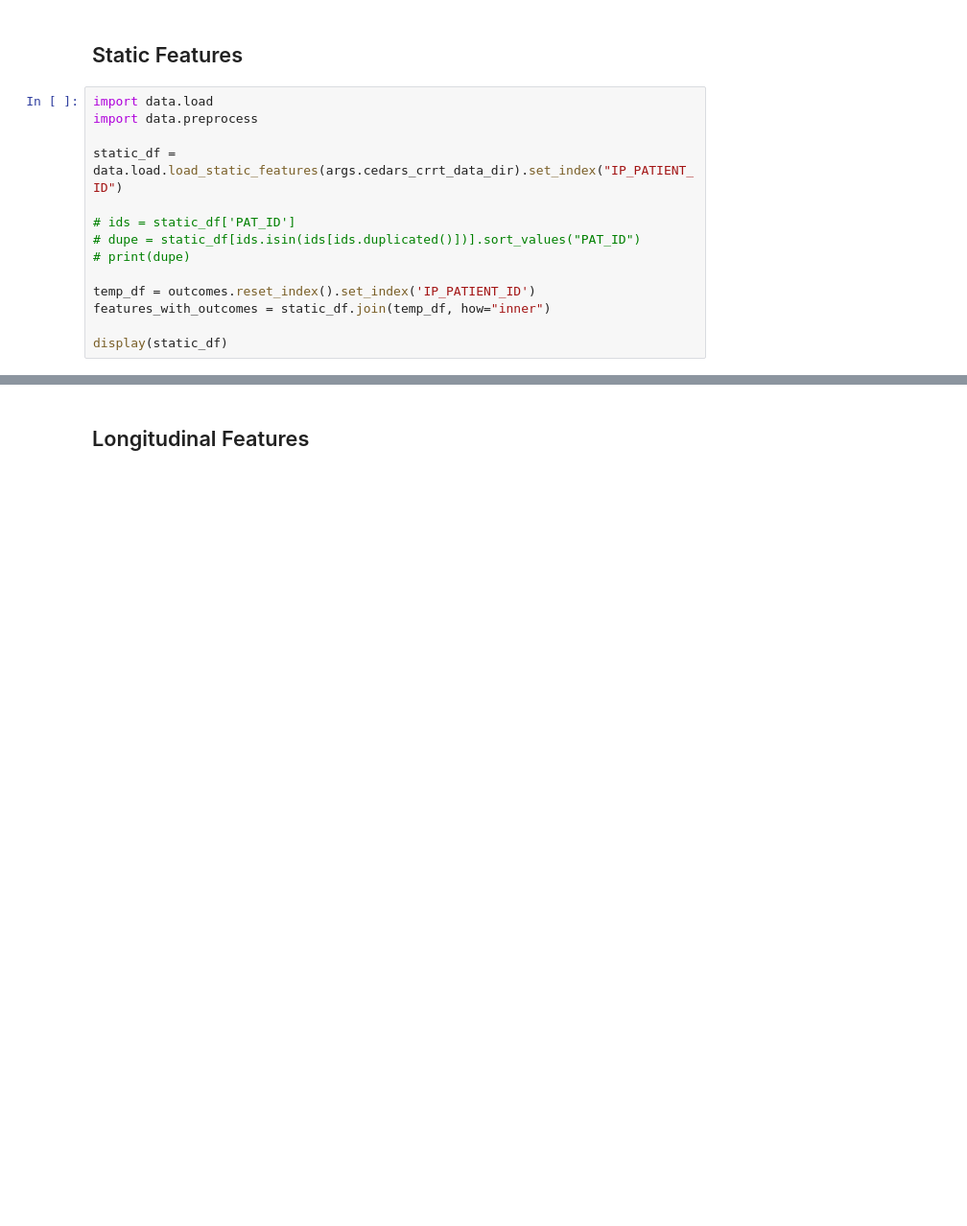
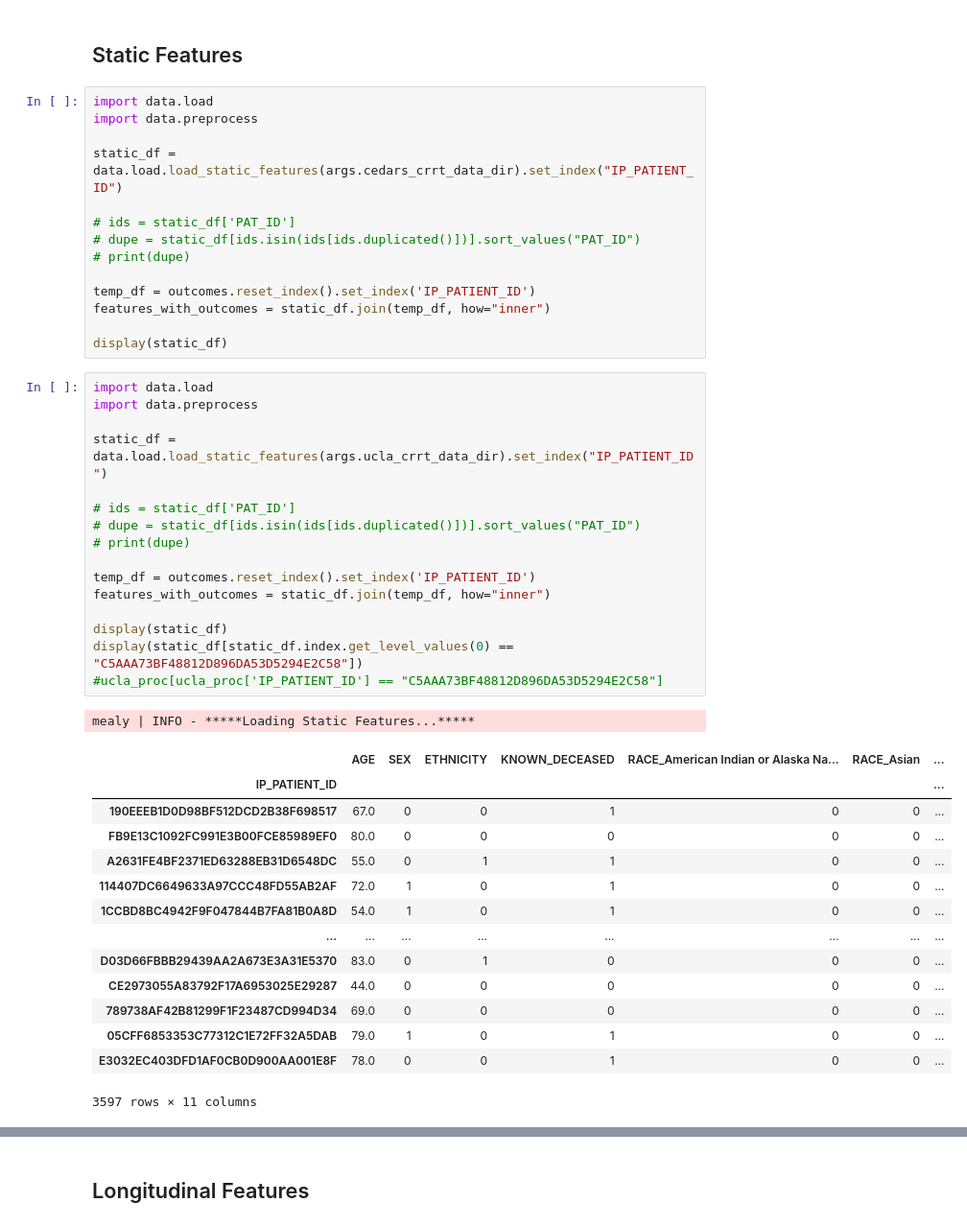
Before and after one commit to uclamii/CRRT, a Jupyter notebook: notebooks/cedars_outcomes_and_feat.ipynb, the cells around one changed output, grey strips where cells are left out. Shown at 96% size. Cells and saved outputs as stored; diff of their text form; blank space fills up the shorter version.

```diff
--- a/notebooks/cedars_outcomes_and_feat.ipynb
+++ b/notebooks/cedars_outcomes_and_feat.ipynb
@@ -913,3 +1430,35 @@ temp_df = outcomes.reset_index().set_index('IP_PATIENT_ID')
 features_with_outcomes = static_df.join(temp_df, how="inner")
 
 display(static_df)
+# %%
+import data.load
+import data.preprocess
+
+static_df = data.load.load_static_features(args.ucla_crrt_data_dir).set_index("IP_PATIENT_ID")
+
+# ids = static_df['PAT_ID']
+# dupe = static_df[ids.isin(ids[ids.duplicated()])].sort_values("PAT_ID")
+# print(dupe)
+
+temp_df = outcomes.reset_index().set_index('IP_PATIENT_ID')
+features_with_outcomes = static_df.join(temp_df, how="inner")
+
+display(static_df)
+display(static_df[static_df.index.get_level_values(0) == "C5AAA73BF48812D896DA53D5294E2C58"])
+#ucla_proc[ucla_proc['IP_PATIENT_ID'] == "C5AAA73BF48812D896DA53D5294E2C58"]
+# %% [output]
+mealy | INFO - *****Loading Static Features...*****
+|  | AGE | SEX | ETHNICITY | KNOWN_DECEASED | RACE_American Indian or Alaska Na... | RACE_Asian | ... |
+| IP_PATIENT_ID |  |  |  |  |  |  | ... |
+| 190EEEB1D0D98BF512DCD2B38F698517 | 67.0 | 0 | 0 | 1 | 0 | 0 | ... |
+| FB9E13C1092FC991E3B00FCE85989EF0 | 80.0 | 0 | 0 | 0 | 0 | 0 | ... |
+| A2631FE4BF2371ED63288EB31D6548DC | 55.0 | 0 | 1 | 1 | 0 | 0 | ... |
+| 114407DC6649633A97CCC48FD55AB2AF | 72.0 | 1 | 0 | 1 | 0 | 0 | ... |
+| 1CCBD8BC4942F9F047844B7FA81B0A8D | 54.0 | 1 | 0 | 1 | 0 | 0 | ... |
+| ... | ... | ... | ... | ... | ... | ... | ... |
+| D03D66FBBB29439AA2A673E3A31E5370 | 83.0 | 0 | 1 | 0 | 0 | 0 | ... |
+| CE2973055A83792F17A6953025E29287 | 44.0 | 0 | 0 | 0 | 0 | 0 | ... |
+| 789738AF42B81299F1F23487CD994D34 | 69.0 | 0 | 0 | 0 | 0 | 0 | ... |
+| 05CFF6853353C77312C1E72FF32A5DAB | 79.0 | 1 | 0 | 1 | 0 | 0 | ... |
+| E3032EC403DFD1AF0CB0D900AA001E8F | 78.0 | 0 | 0 | 1 | 0 | 0 | ... |
+3597 rows × 11 columns
```
Also changed, not shown: parts of 77 cells of this notebook, 1 other file.
